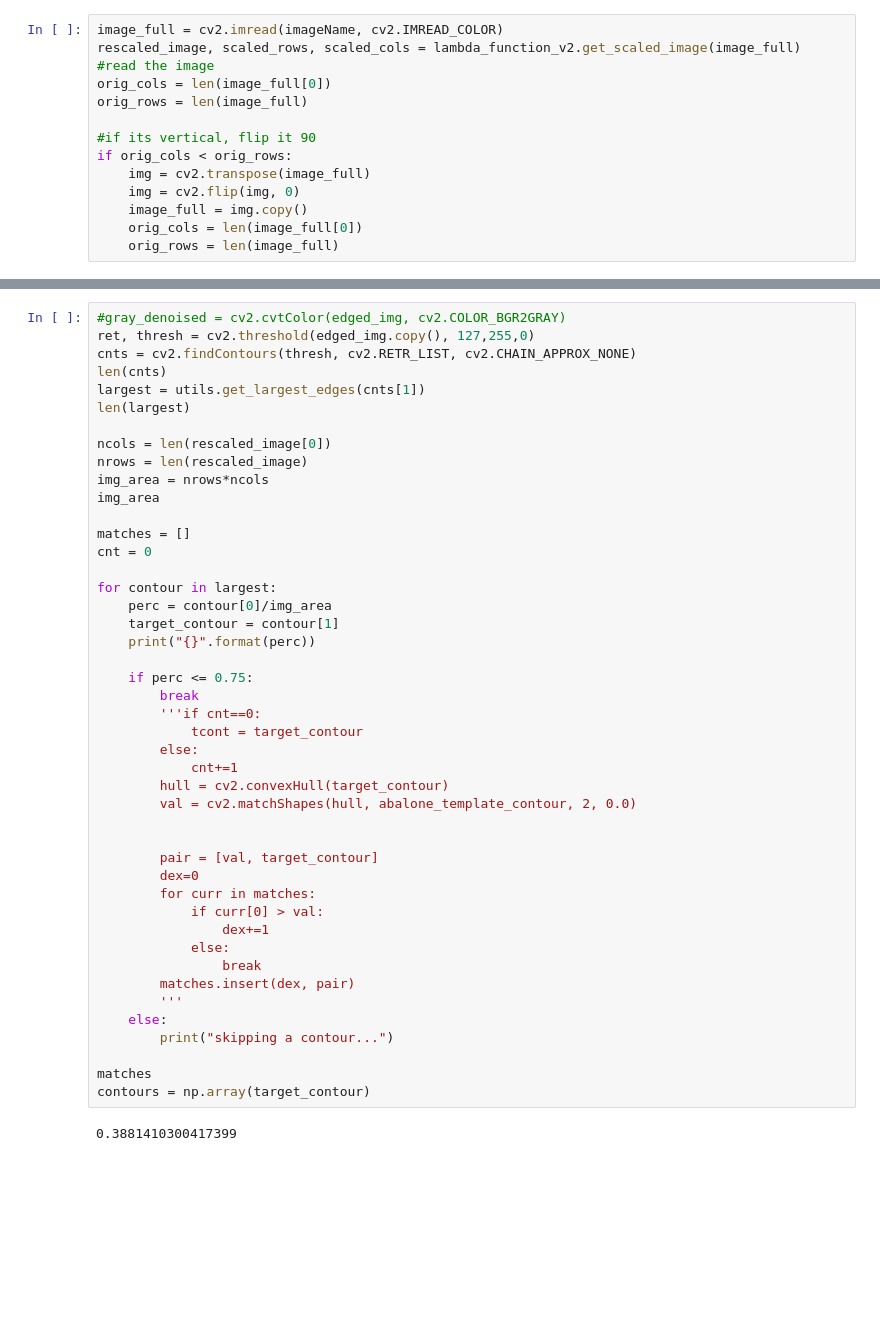
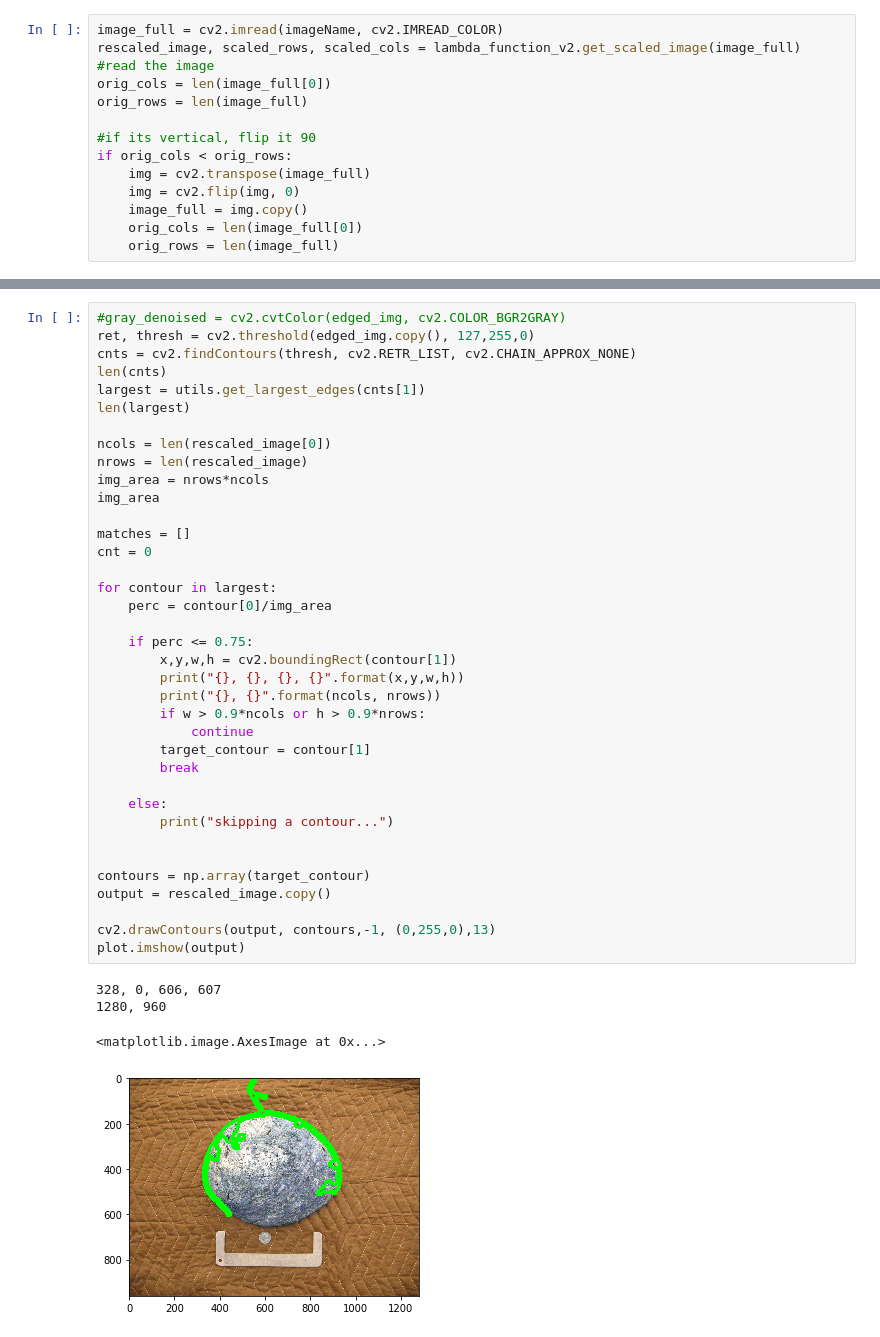
Before and after one commit to mcclintock-lab/ocean-ruler-python, a Jupyter notebook: AbaloneTester.ipynb, the cells around one changed output, grey strips where cells are left out. Drawn from its saved outputs; the diff is of its cells as text; blank space fills up the shorter version.

```diff
--- a/AbaloneTester.ipynb
+++ b/AbaloneTester.ipynb
@@ -141,47 +112,42 @@ plot.show()
 # %%
 #gray_denoised = cv2.cvtColor(edged_img, cv2.COLOR_BGR2GRAY)
 ret, thresh = cv2.threshold(edged_img.copy(), 127,255,0)
 cnts = cv2.findContours(thresh, cv2.RETR_LIST, cv2.CHAIN_APPROX_NONE)
 len(cnts)
 largest = utils.get_largest_edges(cnts[1])
 len(largest)
 
 ncols = len(rescaled_image[0])
 nrows = len(rescaled_image)
 img_area = nrows*ncols
 img_area
 
 matches = []
 cnt = 0
 
 for contour in largest:
     perc = contour[0]/img_area
-    target_contour = contour[1]
-    print("{}".format(perc))
 
     if perc <= 0.75:
+        x,y,w,h = cv2.boundingRect(contour[1])
+        print("{}, {}, {}, {}".format(x,y,w,h))
+        print("{}, {}".format(ncols, nrows))
+        if w > 0.9*ncols or h > 0.9*nrows:
+            continue
+        target_contour = contour[1]
         break
-        '''if cnt==0:
-            tcont = target_contour
-        else:
-            cnt+=1
-        hull = cv2.convexHull(target_contour)
-        val = cv2.matchShapes(hull, abalone_template_contour, 2, 0.0)
 
-
-        pair = [val, target_contour]
-        dex=0
-        for curr in matches:
-            if curr[0] > val:
-                dex+=1
-            else:
-                break
-        matches.insert(dex, pair)
-        '''
     else:
         print("skipping a contour...")
 
-matches
+
 contours = np.array(target_contour)
+output = rescaled_image.copy()
+
+cv2.drawContours(output, contours,-1, (0,255,0),13)
+plot.imshow(output)
 # %% [output]
-0.3881410300417399
+328, 0, 606, 607
+1280, 960
+<matplotlib.image.AxesImage at 0x...>
+[figure, added]
```
Also changed, not shown: parts of 10 cells of this notebook, 1 other file.
